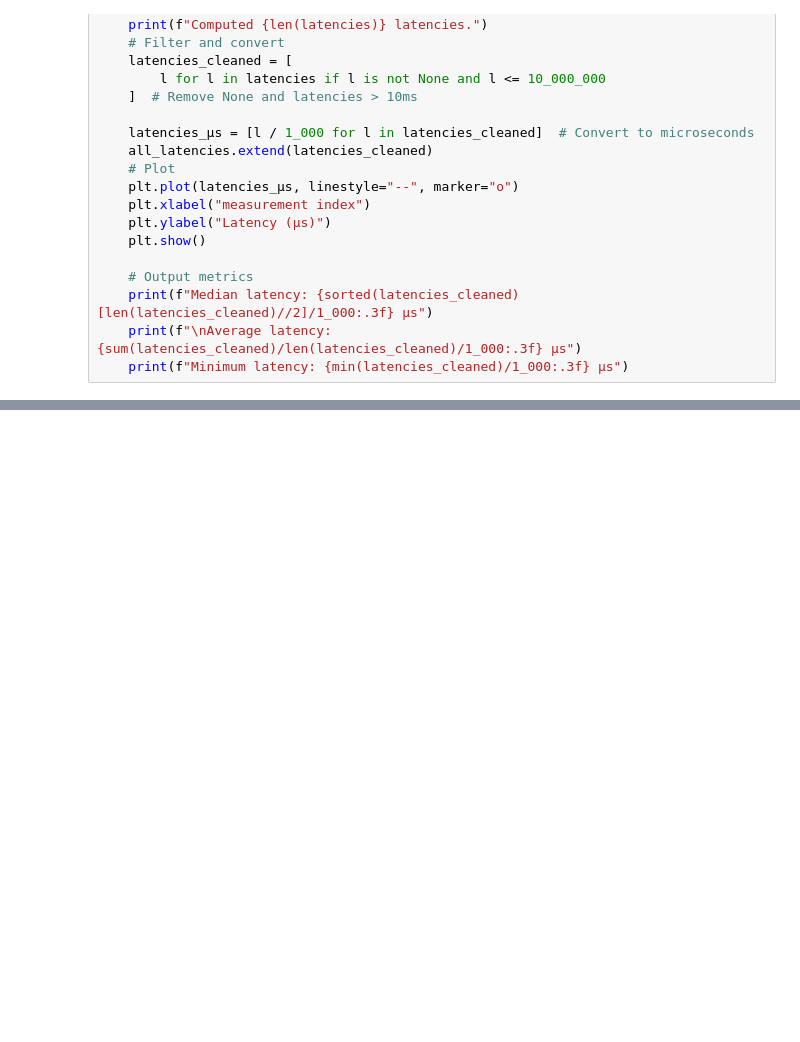
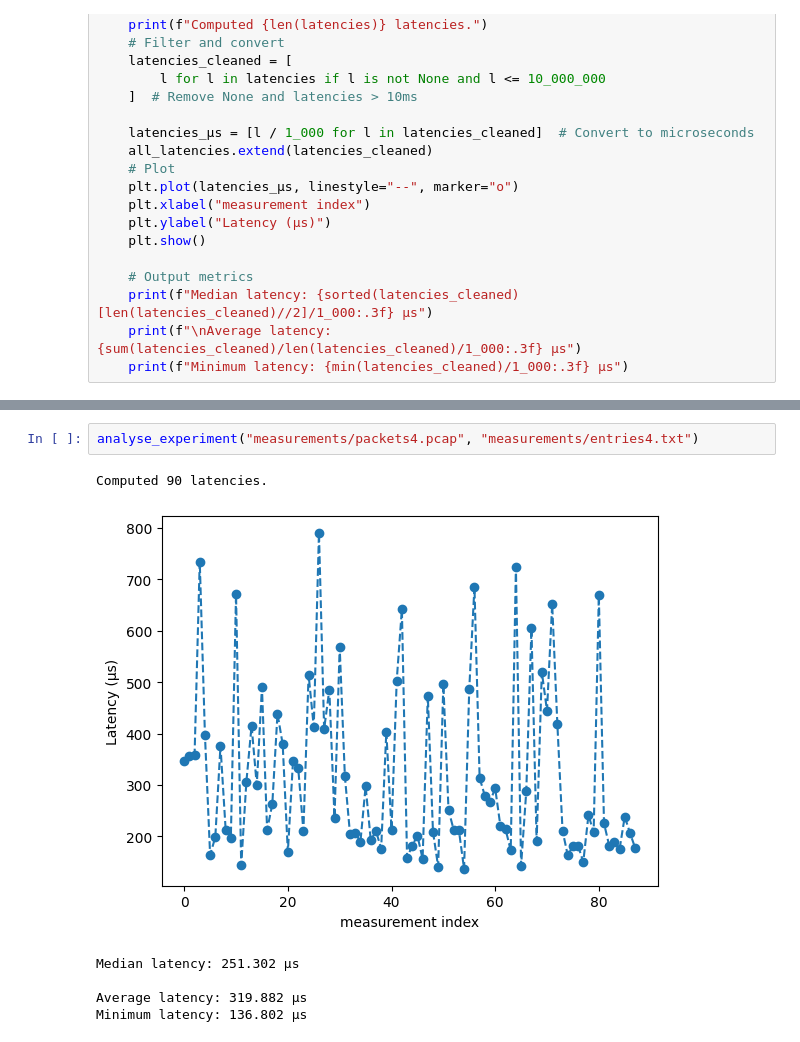
Before and after one commit to gespel/XenoFlow, a Jupyter notebook: experiments/entry_latency/entry_latency.ipynb, the cells around one changed output, grey strips where cells are left out. Saved outputs shown, nothing was run; the diff lists cells and outputs as text; blank space fills up the shorter version.

```diff
--- a/experiments/entry_latency/entry_latency.ipynb
+++ b/experiments/entry_latency/entry_latency.ipynb
@@ -183,0 +116,9 @@ analyse_experiment("measurements/packets2.pcap", "measurements/entries2.txt")
+# %%
+analyse_experiment("measurements/packets4.pcap", "measurements/entries4.txt")
+# %% [output]
+Computed 90 latencies.
+[figure, added]
+Median latency: 251.302 μs
+
+Average latency: 319.882 μs
+Minimum latency: 136.802 μs
```
Also changed, not shown: parts of 16 cells of this notebook.
